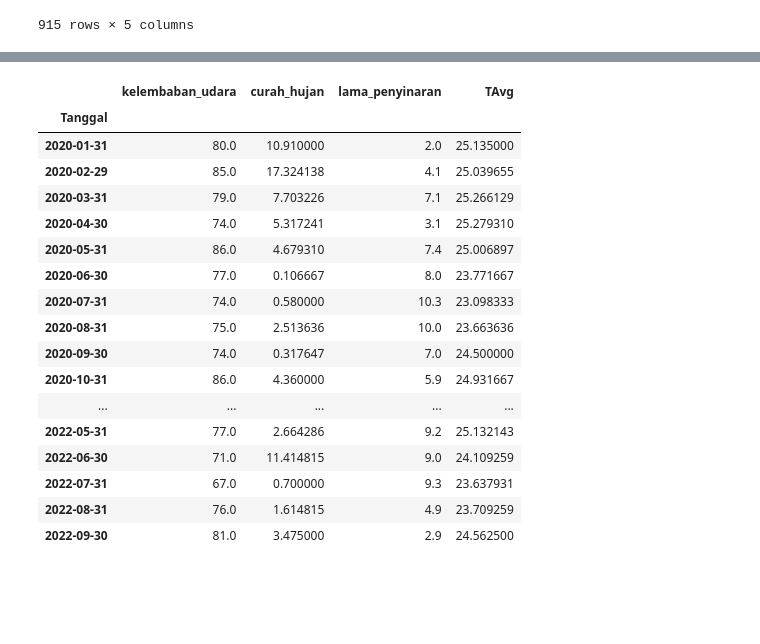
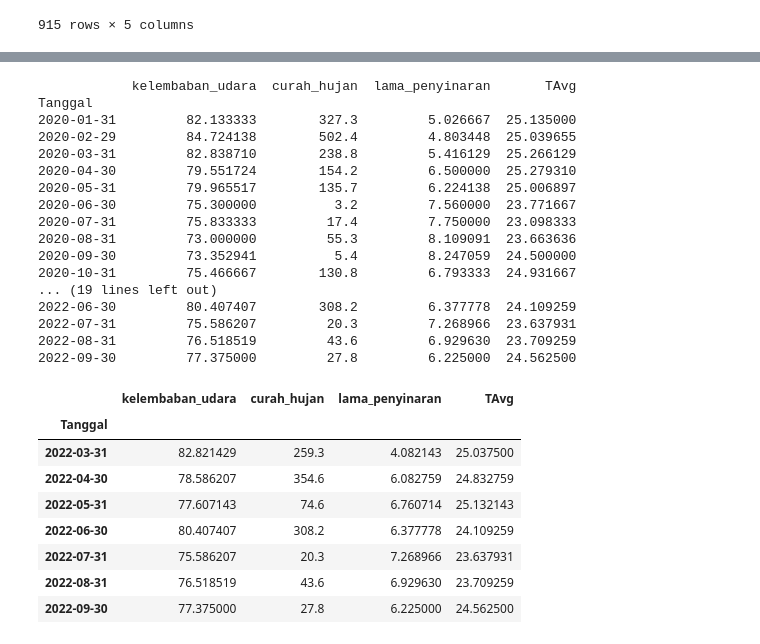
Before and after one commit to rachyharkov/nb-climate-change, a Jupyter notebook: notebook.ipynb, the cells around one changed output, grey strips where cells are left out. Cells and saved outputs as stored; diff of their text form; code cells hidden in the pictures; blank space fills up the shorter version.

```diff
--- a/notebook.ipynb
+++ b/notebook.ipynb
@@ -113,35 +137,44 @@ df[df["RR"] > 50]
 # %%
 df_mean = pd.DataFrame()
 df_mean['suhu_min'] = df.Tn.resample('M').mean().ffill()
 df_mean['suhu_max'] = df.Tx.resample('M').mean().ffill()
-df_mean['kelembaban_udara'] = df.RH_avg.resample('M').ffill()
+df_mean['kelembaban_udara'] = df.RH_avg.resample('M').mean().ffill()
 df_mean['curah_hujan'] = df.RR.resample('M').sum().ffill()
-df_mean['lama_penyinaran'] = df.ss.resample('M').ffill()
+df_mean['lama_penyinaran'] = df.ss.resample('M').mean().ffill()
 df_mean['TAvg'] = (df_mean['suhu_min'] + df_mean['suhu_max']) / 2
 # drop df_mean suhu_min and suhu_max
 df_mean = df_mean.drop(['suhu_min','suhu_max'], axis = 1)
-df_mean
+print(df_mean)
+df_mean.tail(7)
 
 # print(df_mean.shape)
 # sort by tanggal as datetime in tanggal
 # %% [output]
+            kelembaban_udara  curah_hujan  lama_penyinaran       TAvg
+Tanggal
+2020-01-31         82.133333        327.3         5.026667  25.135000
+2020-02-29         84.724138        502.4         4.803448  25.039655
+2020-03-31         82.838710        238.8         5.416129  25.266129
+2020-04-30         79.551724        154.2         6.500000  25.279310
+2020-05-31         79.965517        135.7         6.224138  25.006897
+2020-06-30         75.300000          3.2         7.560000  23.771667
+2020-07-31         75.833333         17.4         7.750000  23.098333
+2020-08-31         73.000000         55.3         8.109091  23.663636
+2020-09-30         73.352941          5.4         8.247059  24.500000
+2020-10-31         75.466667        130.8         6.793333  24.931667
+... (19 lines left out)
+2022-06-30         80.407407        308.2         6.377778  24.109259
+2022-07-31         75.586207         20.3         7.268966  23.637931
+2022-08-31         76.518519         43.6         6.929630  23.709259
+2022-09-30         77.375000         27.8         6.225000  24.562500
 |  | kelembaban_udara | curah_hujan | lama_penyinaran | TAvg |
 | Tanggal |  |  |  |  |
-| 2020-01-31 | 80.0 | 10.910000 | 2.0 | 25.135000 |
-| 2020-02-29 | 85.0 | 17.324138 | 4.1 | 25.039655 |
-| 2020-03-31 | 79.0 | 7.703226 | 7.1 | 25.266129 |
-| 2020-04-30 | 74.0 | 5.317241 | 3.1 | 25.279310 |
-| 2020-05-31 | 86.0 | 4.679310 | 7.4 | 25.006897 |
-| 2020-06-30 | 77.0 | 0.106667 | 8.0 | 23.771667 |
-| 2020-07-31 | 74.0 | 0.580000 | 10.3 | 23.098333 |
-| 2020-08-31 | 75.0 | 2.513636 | 10.0 | 23.663636 |
-| 2020-09-30 | 74.0 | 0.317647 | 7.0 | 24.500000 |
-| 2020-10-31 | 86.0 | 4.360000 | 5.9 | 24.931667 |
-| ... | ... | ... | ... | ... |
-| 2022-05-31 | 77.0 | 2.664286 | 9.2 | 25.132143 |
-| 2022-06-30 | 71.0 | 11.414815 | 9.0 | 24.109259 |
-| 2022-07-31 | 67.0 | 0.700000 | 9.3 | 23.637931 |
-| 2022-08-31 | 76.0 | 1.614815 | 4.9 | 23.709259 |
-| 2022-09-30 | 81.0 | 3.475000 | 2.9 | 24.562500 |
+| 2022-03-31 | 82.821429 | 259.3 | 4.082143 | 25.037500 |
+| 2022-04-30 | 78.586207 | 354.6 | 6.082759 | 24.832759 |
+| 2022-05-31 | 77.607143 | 74.6 | 6.760714 | 25.132143 |
+| 2022-06-30 | 80.407407 | 308.2 | 6.377778 | 24.109259 |
+| 2022-07-31 | 75.586207 | 20.3 | 7.268966 | 23.637931 |
+| 2022-08-31 | 76.518519 | 43.6 | 6.929630 | 23.709259 |
+| 2022-09-30 | 77.375000 | 27.8 | 6.225000 | 24.562500 |
 # %%
 df_mean.plot()
```
Also changed, not shown: parts of 2 cells of this notebook.
